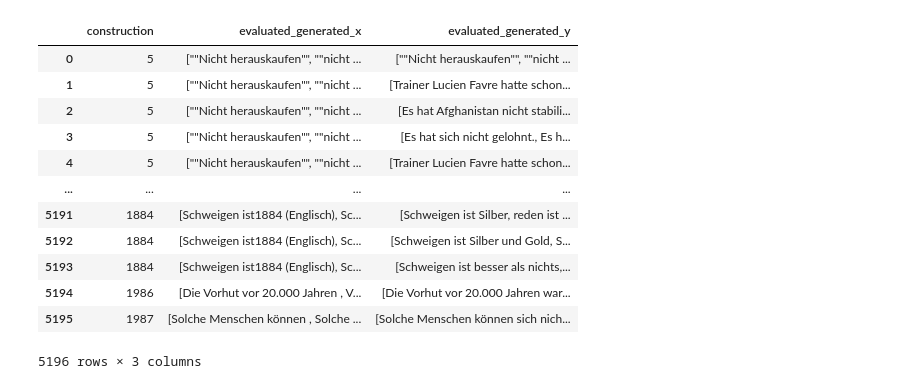
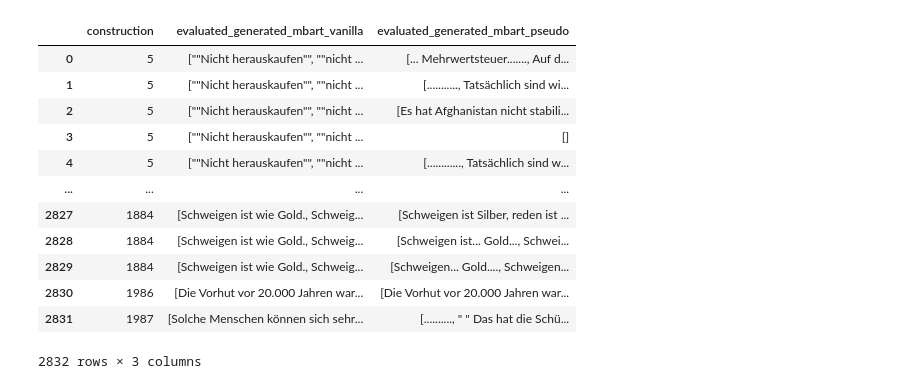
Before and after one commit to TiMauzi/llm-x-cxg, a Jupyter notebook: src/eval/eval_generate_human.ipynb, the cells around one changed output. Drawn from its saved outputs; the diff is of its cells as text; code cells hidden in the pictures.

Commit message:
added tables for generation annotation

```diff
--- a/src/eval/eval_generate_human.ipynb
+++ b/src/eval/eval_generate_human.ipynb
@@ -7,8 +7,8 @@ for i in range(5):
     llama_data[i] = pd.read_csv(f"data/{i}_shot_data.tsv", sep="\t", decimal=",", index_col=0)
     llama_data[i]["num_unique"] = llama_data[i].apply(lambda row: int(row["num_generated"] * row["unique_generated"]), axis=1)
 # %%
-mbart_data = pd.read_csv("data/data_mbart_complete.tsv", sep="\t", index_col=0)
-mbart_vanilla_data = pd.read_csv("data/data_mbart_vanilla_complete.tsv", sep="\t", index_col=0)
+mbart_data = pd.read_csv("data/data_mbart_complete2.tsv", sep="\t", index_col=0)
+mbart_vanilla_data = pd.read_csv("data/data_mbart_vanilla_complete2.tsv", sep="\t", index_col=0)
 # %%
 llama_data[1]
 # %% [output]
@@ -29,7 +29,7 @@ llama_data[1]
 def evaluate_generated(row):
     try:
         new = eval(row["generated"])
-    except TypeError:
+    except:
         new = []
     return new
 # %%
@@ -85,21 +103,21 @@ llama_subset
 211 rows × 3 columns
 # %%
-mbart_merged = pd.merge(mbart_data[["construction", "evaluated_generated"]], mbart_vanilla_data[["construction", "evaluated_generated"]], on="construction", how="inner")
+mbart_merged = pd.merge(mbart_vanilla_data[["construction", "evaluated_generated"]], mbart_data[["construction", "evaluated_generated"]], on="construction", how="inner", suffixes=["_mbart_vanilla", "_mbart_pseudo"])
 mbart_merged
 # %% [output]
-|  | construction | evaluated_generated_x | evaluated_generated_y |
-| 0 | 5 | [""Nicht herauskaufen"", ""nicht ... | [""Nicht herauskaufen"", ""nicht ... |
-| 1 | 5 | [""Nicht herauskaufen"", ""nicht ... | [Trainer Lucien Favre hatte schon... |
+|  | construction | evaluated_generated_mbart_vanilla | evaluated_generated_mbart_pseudo |
+| 0 | 5 | [""Nicht herauskaufen"", ""nicht ... | [... Mehrwertsteuer......., Auf d... |
+| 1 | 5 | [""Nicht herauskaufen"", ""nicht ... | [..........., Tatsächlich sind wi... |
 | 2 | 5 | [""Nicht herauskaufen"", ""nicht ... | [Es hat Afghanistan nicht stabili... |
-| 3 | 5 | [""Nicht herauskaufen"", ""nicht ... | [Es hat sich nicht gelohnt., Es h... |
-| 4 | 5 | [""Nicht herauskaufen"", ""nicht ... | [Trainer Lucien Favre hatte schon... |
+| 3 | 5 | [""Nicht herauskaufen"", ""nicht ... | [] |
+| 4 | 5 | [""Nicht herauskaufen"", ""nicht ... | [............, Tatsächlich sind w... |
 | ... | ... | ... | ... |
-| 5191 | 1884 | [Schweigen ist1884 (Englisch), Sc... | [Schweigen ist Silber, reden ist ... |
-| 5192 | 1884 | [Schweigen ist1884 (Englisch), Sc... | [Schweigen ist Silber und Gold, S... |
-| 5193 | 1884 | [Schweigen ist1884 (Englisch), Sc... | [Schweigen ist besser als nichts,... |
-| 5194 | 1986 | [Die Vorhut vor 20.000 Jahren , V... | [Die Vorhut vor 20.000 Jahren war... |
-| 5195 | 1987 | [Solche Menschen können , Solche ... | [Solche Menschen können sich nich... |
+| 2827 | 1884 | [Schweigen ist wie Gold., Schweig... | [Schweigen ist Silber, reden ist ... |
+| 2828 | 1884 | [Schweigen ist wie Gold., Schweig... | [Schweigen ist... Gold..., Schwei... |
+| 2829 | 1884 | [Schweigen ist wie Gold., Schweig... | [Schweigen... Gold...., Schweigen... |
+| 2830 | 1986 | [Die Vorhut vor 20.000 Jahren war... | [Die Vorhut vor 20.000 Jahren war... |
+| 2831 | 1987 | [Solche Menschen können sich sehr... | [.........., " " Das hat die Schü... |
-5196 rows × 3 columns
+2832 rows × 3 columns
 # %%
 final_merged = pd.merge(llama_subset, mbart_merged, left_index=True, right_on="construction")
 
```
Also changed, not shown: parts of 9 cells of this notebook.
